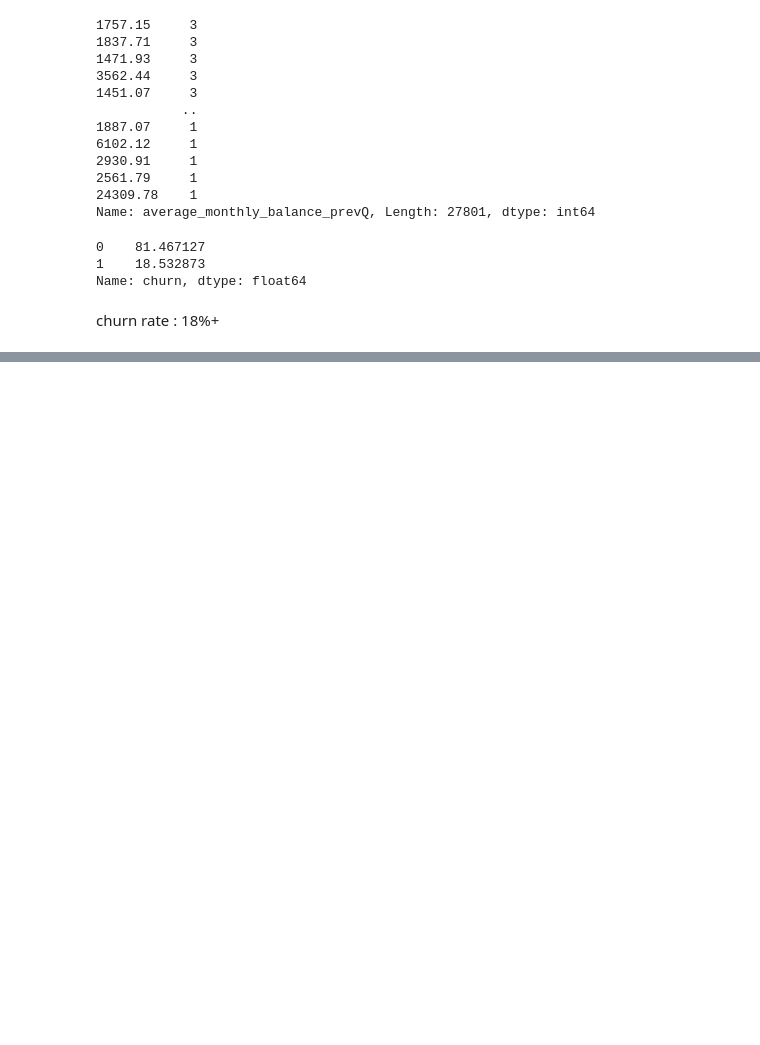
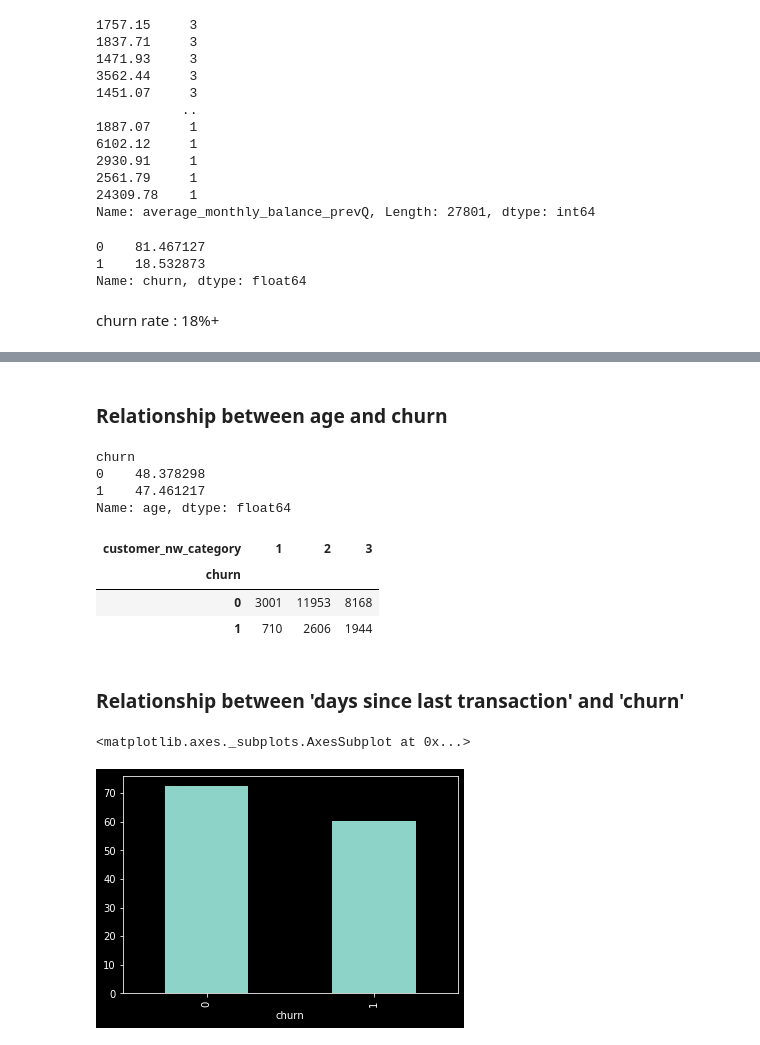
Before and after one commit to vinaykumar7686/Churn-Prediction, a Jupyter notebook: churn_prediction.ipynb, the cells around one changed output, grey strips where cells are left out. Cells and saved outputs as stored; diff of their text form; code cells hidden in the pictures; blank space fills up the shorter version.

```diff
--- a/churn_prediction.ipynb
+++ b/churn_prediction.ipynb
@@ -214,0 +237,23 @@ churn rate : 18%+
+# %% [markdown]
+### Relationship between age and churn
+# %%
+data.groupby('churn')['age'].mean()#.plot.bar()
+# %% [output]
+churn
+0    48.378298
+1    47.461217
+Name: age, dtype: float64
+# %%
+pd.crosstab(data['churn'], data['customer_nw_category'])
+# %% [output]
+| customer_nw_category | 1 | 2 | 3 |
+| churn |  |  |  |
+| 0 | 3001 | 11953 | 8168 |
+| 1 | 710 | 2606 | 1944 |
+# %% [markdown]
+### Relationship between 'days since last transaction' and 'churn'
+# %%
+data.groupby('churn')['days_since_last_transaction'].mean().plot.bar()
+# %% [output]
+<matplotlib.axes._subplots.AxesSubplot at 0x...>
+[figure, added]
```
Also changed, not shown: parts of 8 cells of this notebook.
